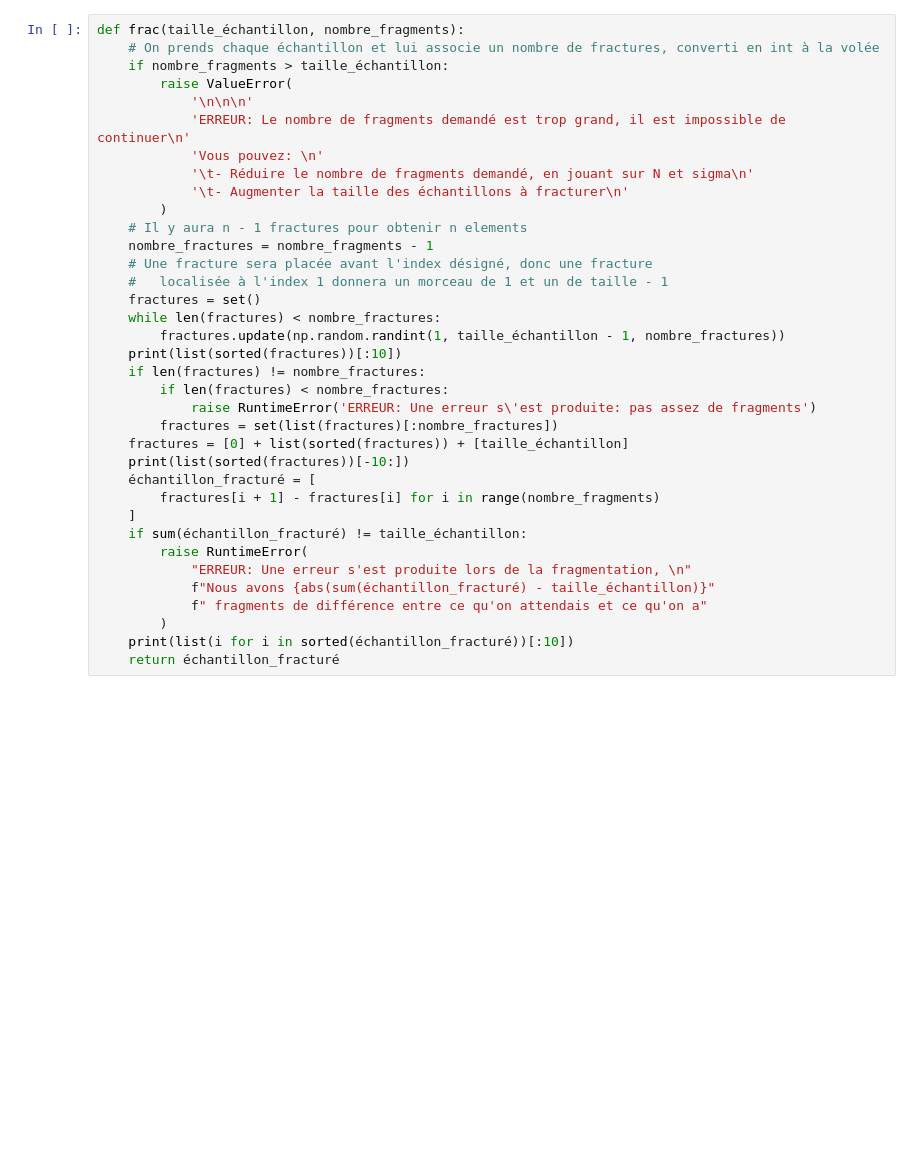
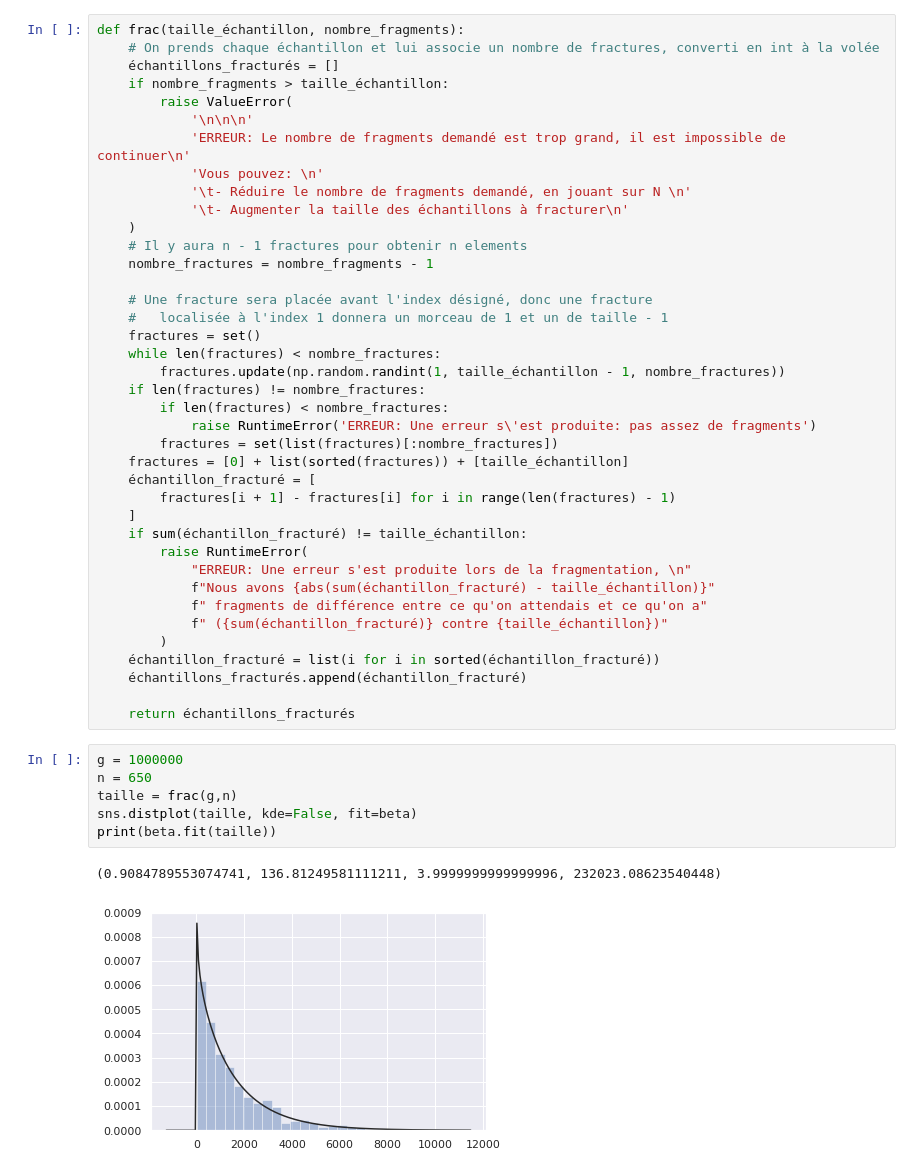
Before and after one commit to aminaghoul/reads_seq, a Jupyter notebook: generer_normale.ipynb, the cells around one changed output. Drawn from its saved outputs; the diff is of its cells as text; blank space fills up the shorter version.

```diff
--- a/generer_normale.ipynb
+++ b/generer_normale.ipynb
@@ -8,38 +9,50 @@ import pandas as pd
 from matplotlib import pyplot as plt
 # %%
 def frac(taille_échantillon, nombre_fragments):
-	# On prends chaque échantillon et lui associe un nombre de fractures, converti en int à la volée
-	if nombre_fragments > taille_échantillon:
-		raise ValueError(
-			'\n\n\n'
-			'ERREUR: Le nombre de fragments demandé est trop grand, il est impossible de continuer\n'
-			'Vous pouvez: \n'
-			'\t- Réduire le nombre de fragments demandé, en jouant sur N et sigma\n'
-			'\t- Augmenter la taille des échantillons à fracturer\n'
-		)
-	# Il y aura n - 1 fractures pour obtenir n elements
-	nombre_fractures = nombre_fragments - 1
-	# Une fracture sera placée avant l'index désigné, donc une fracture
-	#   localisée à l'index 1 donnera un morceau de 1 et un de taille - 1
-	fractures = set()
-	while len(fractures) < nombre_fractures:
-		fractures.update(np.random.randint(1, taille_échantillon - 1, nombre_fractures))
-	print(list(sorted(fractures))[:10])
-	if len(fractures) != nombre_fractures:
-		if len(fractures) < nombre_fractures:
-			raise RuntimeError('ERREUR: Une erreur s\'est produite: pas assez de fragments')
-		fractures = set(list(fractures)[:nombre_fractures])
-	fractures = [0] + list(sorted(fractures)) + [taille_échantillon]
-	print(list(sorted(fractures))[-10:])
-	échantillon_fracturé = [
-		fractures[i + 1] - fractures[i] for i in range(nombre_fragments)
-	]
-	if sum(échantillon_fracturé) != taille_échantillon:
-		raise RuntimeError(
-			"ERREUR: Une erreur s'est produite lors de la fragmentation, \n"
-			f"Nous avons {abs(sum(échantillon_fracturé) - taille_échantillon)}"
-			f" fragments de différence entre ce qu'on attendais et ce qu'on a"
-		)
-	print(list(i for i in sorted(échantillon_fracturé))[:10])
-	return échantillon_fracturé
+    # On prends chaque échantillon et lui associe un nombre de fractures, converti en int à la volée
+    échantillons_fracturés = []
+    if nombre_fragments > taille_échantillon:
+        raise ValueError(
+            '\n\n\n'
+            'ERREUR: Le nombre de fragments demandé est trop grand, il est impossible de continuer\n'
+            'Vous pouvez: \n'
+            '\t- Réduire le nombre de fragments demandé, en jouant sur N \n'
+            '\t- Augmenter la taille des échantillons à fracturer\n'
+    )
+    # Il y aura n - 1 fractures pour obtenir n elements
+    nombre_fractures = nombre_fragments - 1
+
+    # Une fracture sera placée avant l'index désigné, donc une fracture
+    #   localisée à l'index 1 donnera un morceau de 1 et un de taille - 1
+    fractures = set()
+    while len(fractures) < nombre_fractures:
+        fractures.update(np.random.randint(1, taille_échantillon - 1, nombre_fractures))
+    if len(fractures) != nombre_fractures:
+        if len(fractures) < nombre_fractures:
+            raise RuntimeError('ERREUR: Une erreur s\'est produite: pas assez de fragments')
+        fractures = set(list(fractures)[:nombre_fractures])
+    fractures = [0] + list(sorted(fractures)) + [taille_échantillon]
+    échantillon_fracturé = [
+        fractures[i + 1] - fractures[i] for i in range(len(fractures) - 1)
+    ]
+    if sum(échantillon_fracturé) != taille_échantillon:
+        raise RuntimeError(
+            "ERREUR: Une erreur s'est produite lors de la fragmentation, \n"
+            f"Nous avons {abs(sum(échantillon_fracturé) - taille_échantillon)}"
+            f" fragments de différence entre ce qu'on attendais et ce qu'on a"
+            f" ({sum(échantillon_fracturé)} contre {taille_échantillon})"
+        )
+    échantillon_fracturé = list(i for i in sorted(échantillon_fracturé))
+    échantillons_fracturés.append(échantillon_fracturé)
+
+    return échantillons_fracturés
+# %%
+g = 1000000
+n = 650
+taille = frac(g,n)
+sns.distplot(taille, kde=False, fit=beta)
+print(beta.fit(taille))
+# %% [output]
+(0.9084789553074741, 136.81249581111211, 3.9999999999999996, 232023.08623540448)
+[figure, added]
 # %%
```
Also changed, not shown: parts of 5 cells of this notebook.
